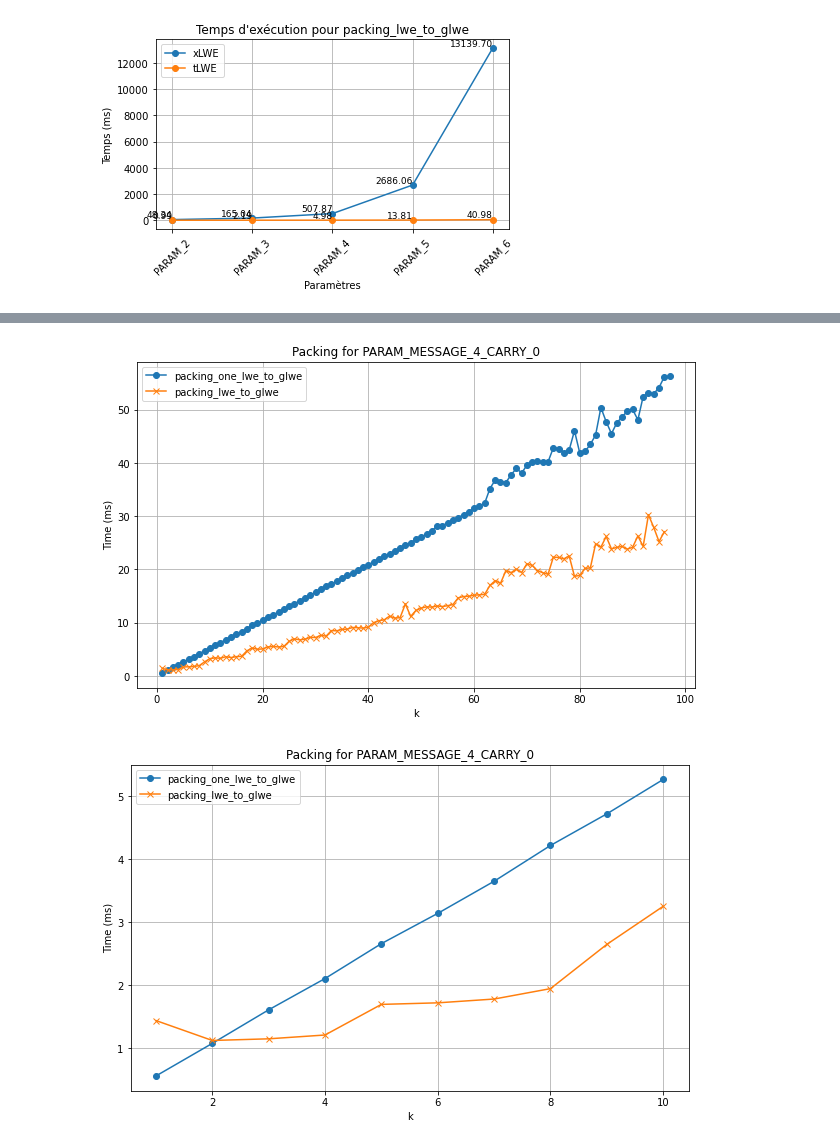
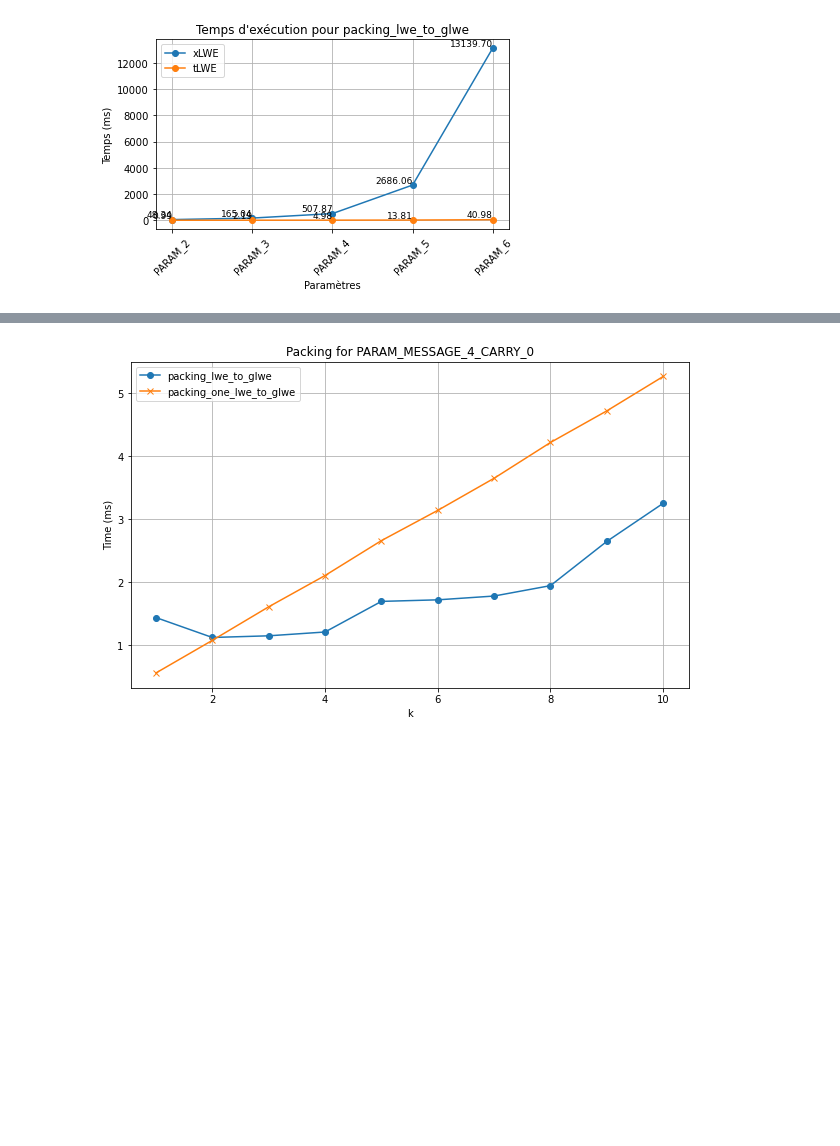
Before and after one commit to sofianeazogagh/revoLUT, a Jupyter notebook: charts/charts_primitives.ipynb, the cells around one changed output, grey strips where cells are left out. Cells and saved outputs as stored; diff of their text form; code cells hidden in the pictures; blank space fills up the shorter version.

```diff
--- a/charts/charts_primitives.ipynb
+++ b/charts/charts_primitives.ipynb
@@ -63,14 +63,14 @@ def read_csv(file_path):
     df['Short_Parameters'] = df['Parameters'].apply(abbreviate_param)
     return df
 
-def plot_packing_time_vs_k(data, k_min=None, k_max=None):
+def plot_comparison(data, primitive1, primitive2, k_min=None, k_max=None):
     """
     Plots the graph of time vs k for different primitives within a specified range.
 
     Parameters:
     data (dict): A dictionary containing the CSV data.
-    k_min (float, optional): The minimum value of k to include in the plot.
-    k_max (float, optional): The maximum value of k to include in the plot.
+    k_min (int, optional): The minimum value of k to include in the plot.
+    k_max (int, optional): The maximum value of k to include in the plot.
     """
     # Create DataFrame
     df = pd.DataFrame(data)
@@ -88,14 +88,14 @@ def plot_packing_time_vs_k(data, k_min=None, k_max=None):
     param = df['Parameters'].unique()[0]
 
     # Plot for 'packing_one_lwe_to_glwe'
-    plt.plot(df[df['Primitive'] == 'packing_one_lwe_to_glwe']['k'],
-             df[df['Primitive'] == 'packing_one_lwe_to_glwe']['Time (ms)'],
-             label='packing_one_lwe_to_glwe', marker='o')
+    plt.plot(df[df['Primitive'] == primitive1]['k'],
+             df[df['Primitive'] == primitive1]['Time (ms)'],
+             label=primitive1, marker='o')
 
     # Plot for 'packing_lwe_to_glwe'
-    plt.plot(df[df['Primitive'] == 'packing_lwe_to_glwe']['k'],
-             df[df['Primitive'] == 'packing_lwe_to_glwe']['Time (ms)'],
-             label='packing_lwe_to_glwe', marker='x')
+    plt.plot(df[df['Primitive'] == primitive2]['k'],
+             df[df['Primitive'] == primitive2]['Time (ms)'],
+             label=primitive2, marker='x')
 
     # Add labels and title
     plt.xlabel('k')
@@ -150,9 +148,7 @@ plot_packing_time_vs_k(df_packing_2,k_min=1,k_max=20)
 # %%
 df_packing_4 = read_csv("../exports/benchmark_packing_4.csv")
-plot_packing_time_vs_k(df_packing_4)
-plot_packing_time_vs_k(df_packing_4,k_min=1,k_max=10)
+plot_comparison(df_packing_4, "packing_lwe_to_glwe", "packing_one_lwe_to_glwe", k_min=1, k_max=10)
 # %% [output]
-[figure, old version]
+[figure, new version]
-[figure, removed]
 # %%
 df_packing_6 = read_csv("../exports/benchmark_packing_6.csv")
```
Also changed, not shown: parts of 7 cells of this notebook, 3 other files.
